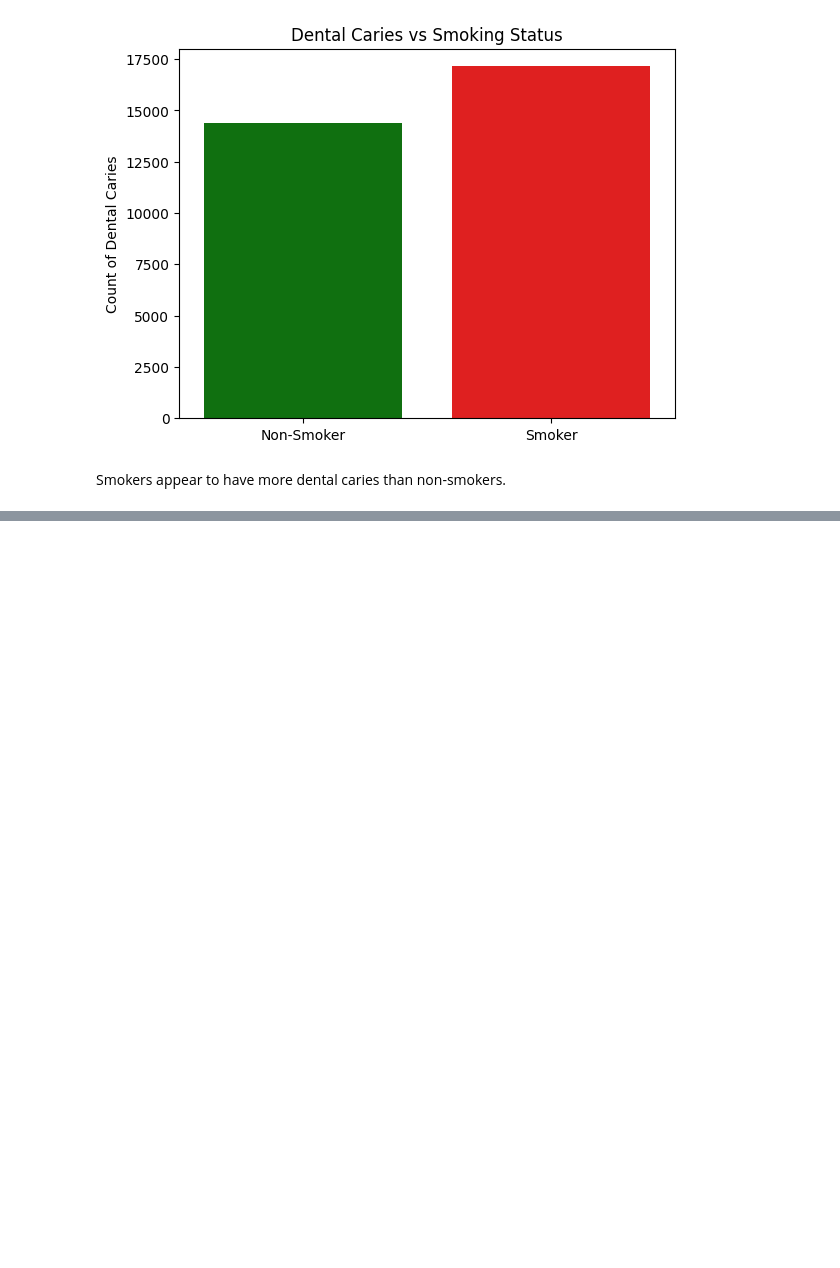
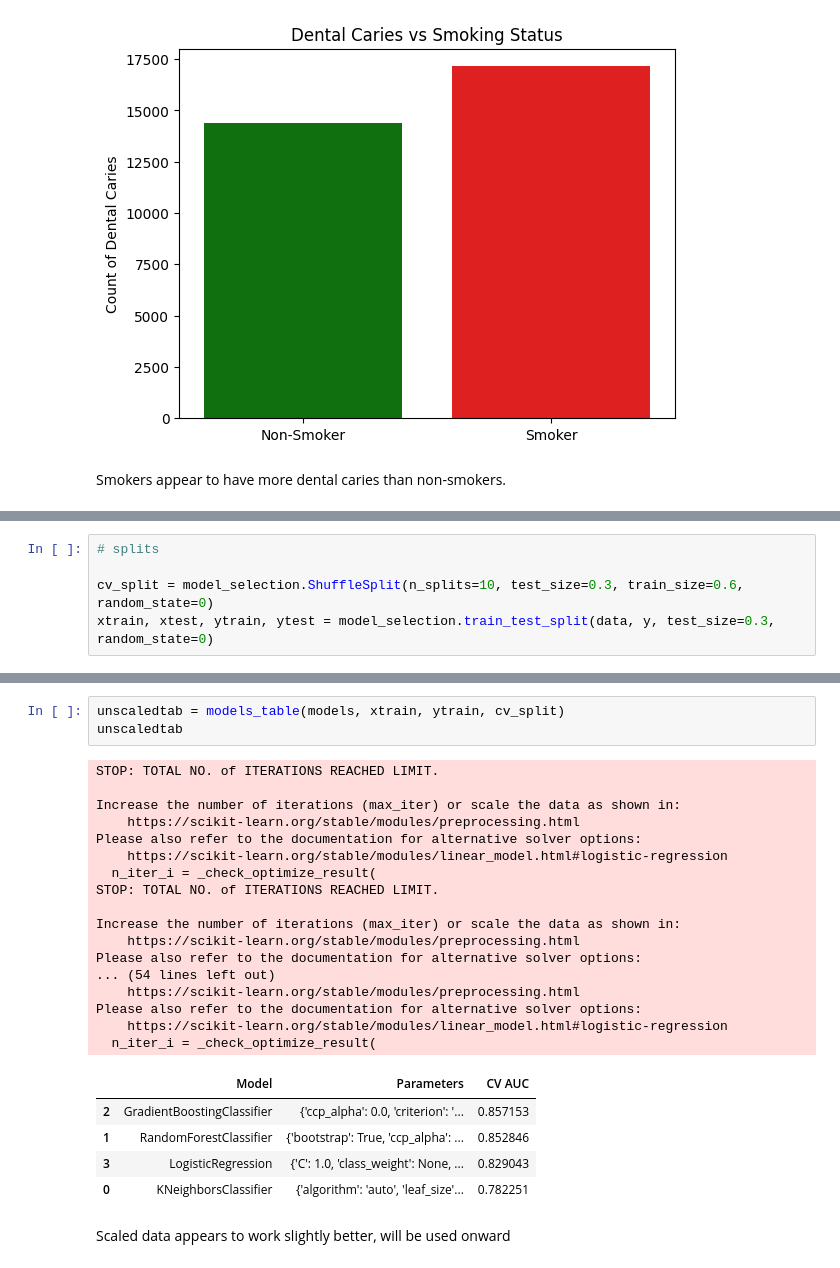
Before and after one commit to beatrzm/personal-projects, a Jupyter notebook: kaggle competitions/smoker status/smoker.ipynb, the cells around one changed output, grey strips where cells are left out. Saved outputs shown, nothing was run; the diff lists cells and outputs as text; blank space fills up the shorter version.

```diff
--- a/kaggle competitions/smoker status/smoker.ipynb
+++ b/kaggle competitions/smoker status/smoker.ipynb
@@ -213,0 +342,5 @@ Next: feature engineering
+# %%
+# splits
+
+cv_split = model_selection.ShuffleSplit(n_splits=10, test_size=0.3, train_size=0.6, random_state=0)
+xtrain, xtest, ytrain, ytest = model_selection.train_test_split(data, y, test_size=0.3, random_state=0)
@@ -213,0 +417,28 @@ Next: feature engineering
+# %%
+unscaledtab = models_table(models, xtrain, ytrain, cv_split)
+unscaledtab
+# %% [output]
+STOP: TOTAL NO. of ITERATIONS REACHED LIMIT.
+
+Increase the number of iterations (max_iter) or scale the data as shown in:
+    https://scikit-learn.org/stable/modules/preprocessing.html
+Please also refer to the documentation for alternative solver options:
+    https://scikit-learn.org/stable/modules/linear_model.html#logistic-regression
+  n_iter_i = _check_optimize_result(
+STOP: TOTAL NO. of ITERATIONS REACHED LIMIT.
+
+Increase the number of iterations (max_iter) or scale the data as shown in:
+    https://scikit-learn.org/stable/modules/preprocessing.html
+Please also refer to the documentation for alternative solver options:
+... (54 lines left out)
+    https://scikit-learn.org/stable/modules/preprocessing.html
+Please also refer to the documentation for alternative solver options:
+    https://scikit-learn.org/stable/modules/linear_model.html#logistic-regression
+  n_iter_i = _check_optimize_result(
+|  | Model | Parameters | CV AUC |
+| 2 | GradientBoostingClassifier | {'ccp_alpha': 0.0, 'criterion': '... | 0.857153 |
+| 1 | RandomForestClassifier | {'bootstrap': True, 'ccp_alpha': ... | 0.852846 |
+| 3 | LogisticRegression | {'C': 1.0, 'class_weight': None, ... | 0.829043 |
+| 0 | KNeighborsClassifier | {'algorithm': 'auto', 'leaf_size'... | 0.782251 |
+# %% [markdown]
+Scaled data appears to work slightly better, will be used onward
```
Also changed, not shown: parts of 18 cells of this notebook.
